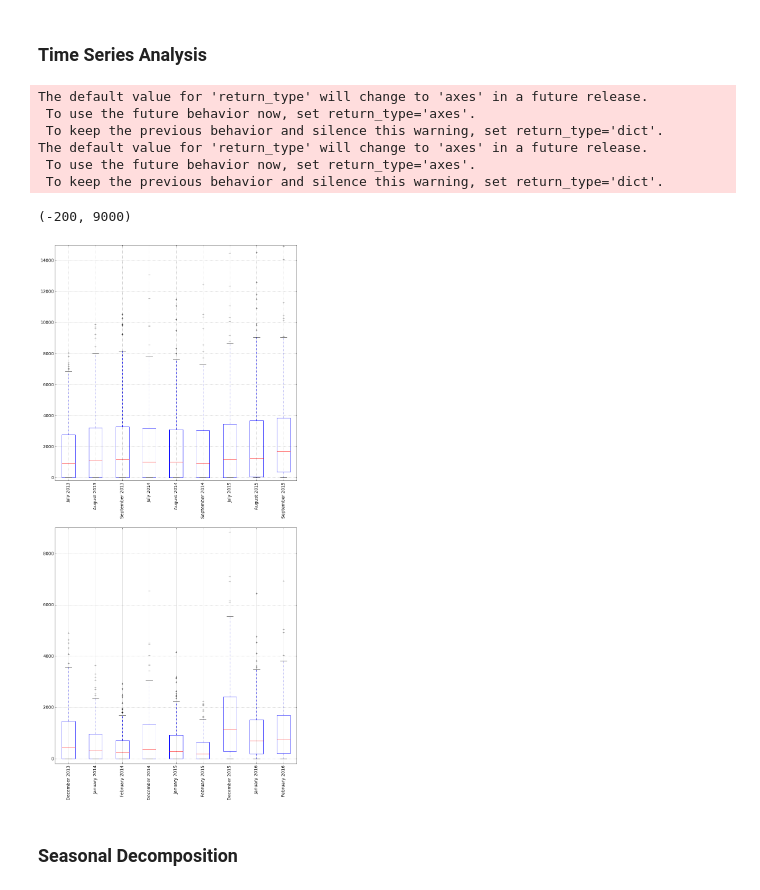
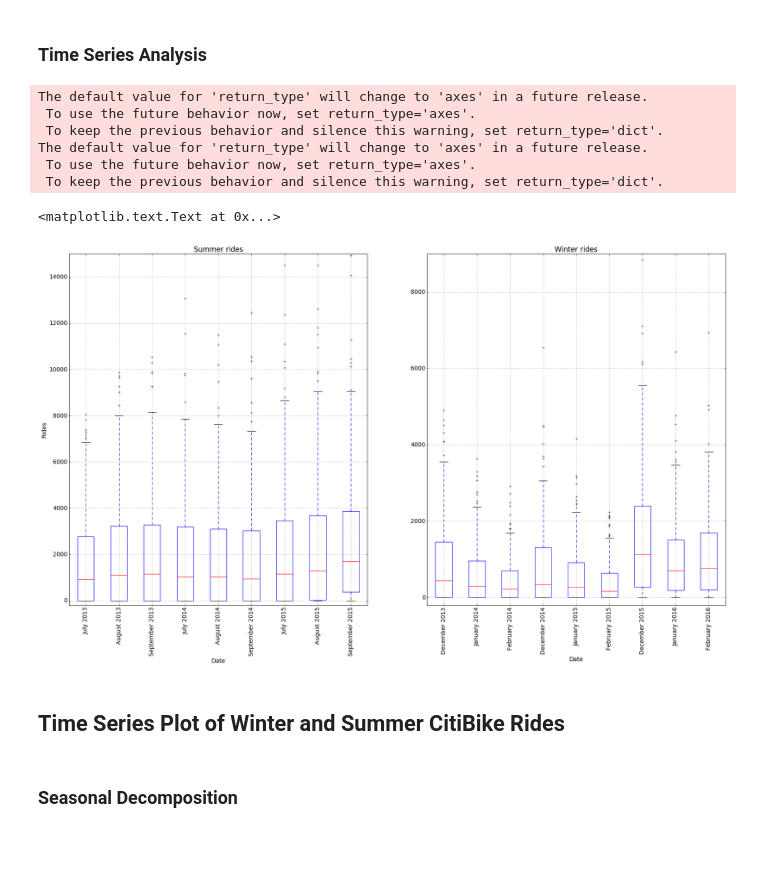
Before and after one commit to jz2575/PUI2016_jz2575, a Jupyter notebook: HW10_jz2575/HW10_2_jz2575.ipynb, the cells around one changed output. Cells and saved outputs as stored; diff of their text form; code cells hidden in the pictures; blank space fills up the shorter version.

```diff
--- a/HW10_jz2575/HW10_2_jz2575.ipynb
+++ b/HW10_jz2575/HW10_2_jz2575.ipynb
@@ -177,27 +160,35 @@ plt.subplots?
 ### Time Series Analysis
 # %%
 plt.rcParams['font.size'] = 14
-f, (ax1, ax2) = plt.subplots(2, 1, figsize=(14, 30))
+f, (ax1, ax2) = plt.subplots(1, 2, figsize=(28, 15))
 #create a copy of the df for the viz purposes
 df_bike_summer_ = df_bike_summer.copy()
 df_bike_summer_.index = df_bike_summer_.index.strftime("%B %Y")
 df_bike_summer_.T.boxplot(figsize=(15,7), ax=ax1, rot=90);
 ax1.set_ylim([-200, 15000])
+ax1.set_title('Summer rides')
+ax1.set_xlabel('Date', fontsize=14)
+ax1.set_ylabel('Rides', fontsize=14)
+
 
 #create a copy of the df for the viz purposes
 df_bike_winter_ = df_bike_winter.copy()
 df_bike_winter_.index = df_bike_winter_.index.strftime("%B %Y")
 df_bike_winter_.T.boxplot(figsize=(15,7), ax=ax2, rot=90);
 ax2.set_ylim([-200, 9000])
+ax2.set_title('Winter rides')
+ax2.set_xlabel('Date', fontsize=14)
 # %% [output]
 The default value for 'return_type' will change to 'axes' in a future release.
  To use the future behavior now, set return_type='axes'.
  To keep the previous behavior and silence this warning, set return_type='dict'.
 The default value for 'return_type' will change to 'axes' in a future release.
  To use the future behavior now, set return_type='axes'.
  To keep the previous behavior and silence this warning, set return_type='dict'.
-(-200, 9000)
+<matplotlib.text.Text at 0x...>
-[figure, old version]
+[figure, new version]
+# %% [markdown]
+## Time Series Plot of Winter and Summer CitiBike Rides
 # %% [markdown]
 ### Seasonal Decomposition
 # %%
```
Also changed, not shown: parts of 27 cells of this notebook.
